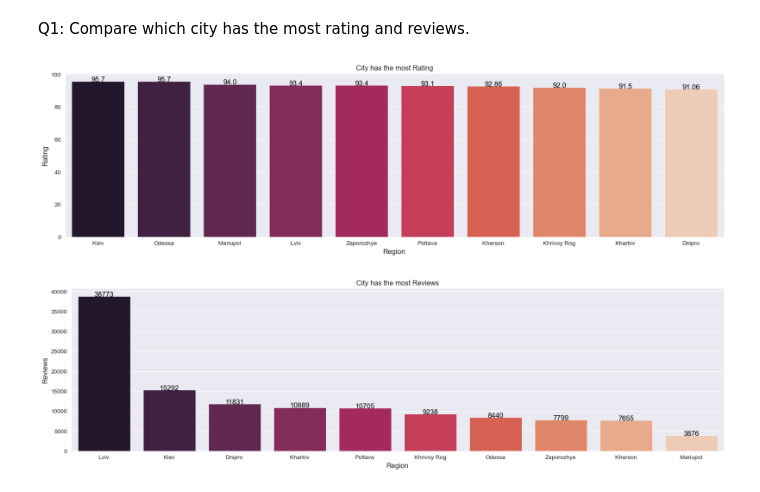
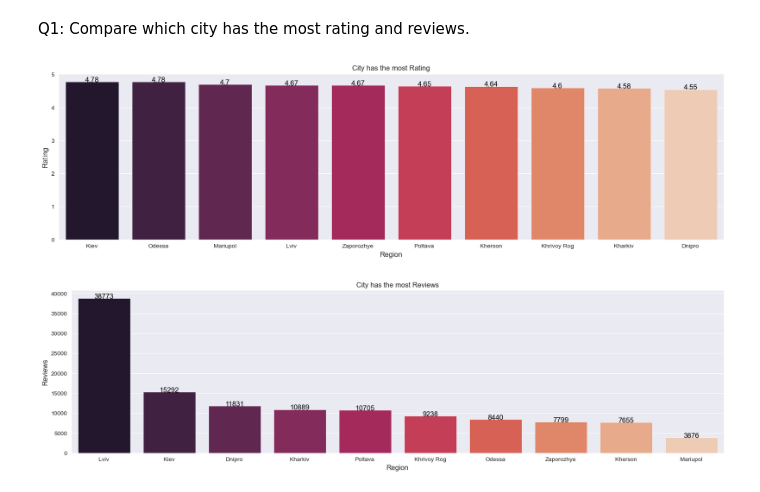
Before and after one commit to quangcaophan/Ukraine-Coffee-Analyze, a Jupyter notebook: Coffee Analyze.ipynb, the cells around one changed output. Saved outputs shown, nothing was run; the diff lists cells and outputs as text; code cells hidden in the pictures.

```diff
--- a/Coffee Analyze.ipynb
+++ b/Coffee Analyze.ipynb
@@ -186,28 +186,28 @@ Reagarding the plots above, most places are coffee shops. Most of them do not ha
 Q1: Compare which city has the most rating and reviews.
 # %%
 # Sort the Rating as per Region
-rating_group = df.groupby("Region").sum().sort_values("Rating",ascending=False).round(2)
+rating_group = df.groupby("Region").mean().sort_values("Rating",ascending=False).round(2)
 # Since we have used groupby, we will have to reset the index to add the product category into dataframe
 rating_group.reset_index(inplace= True)
 
 plt.figure(figsize = (20,5)) # Width and Height of figure
 sns.set_style("darkgrid")
 sns.barplot(x = "Region",
             y = "Rating",
             data = rating_group,
             palette="rocket")
 plt.xlabel("Region",size = 12) # x axis show the Region
 plt.ylabel("Rating",size = 12) # y axis show the Rating
 plt.title("City has the most Rating",size = 12)
 for k,v in rating_group["Rating"].items(): # To show the exact Rating generated on the figure
     plt.text(k,v,str(v),
              fontsize = 12,
              color = 'k',
              horizontalalignment = 'center')
 
 sns.despine()
 # %% [output]
-[figure, old version]
+[figure, new version]
 # %%
 # Sort the Reviews as per Region
 reviews_group = df.groupby("Region").sum().sort_values("Reviews",ascending=False).round(2)
```
